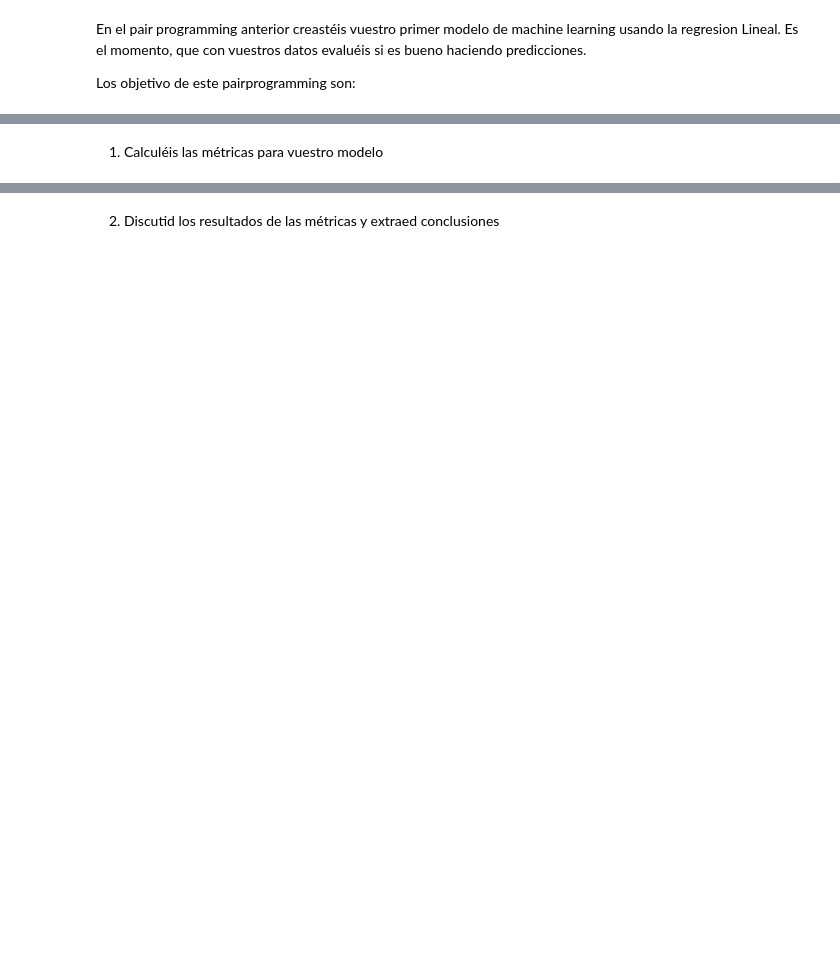
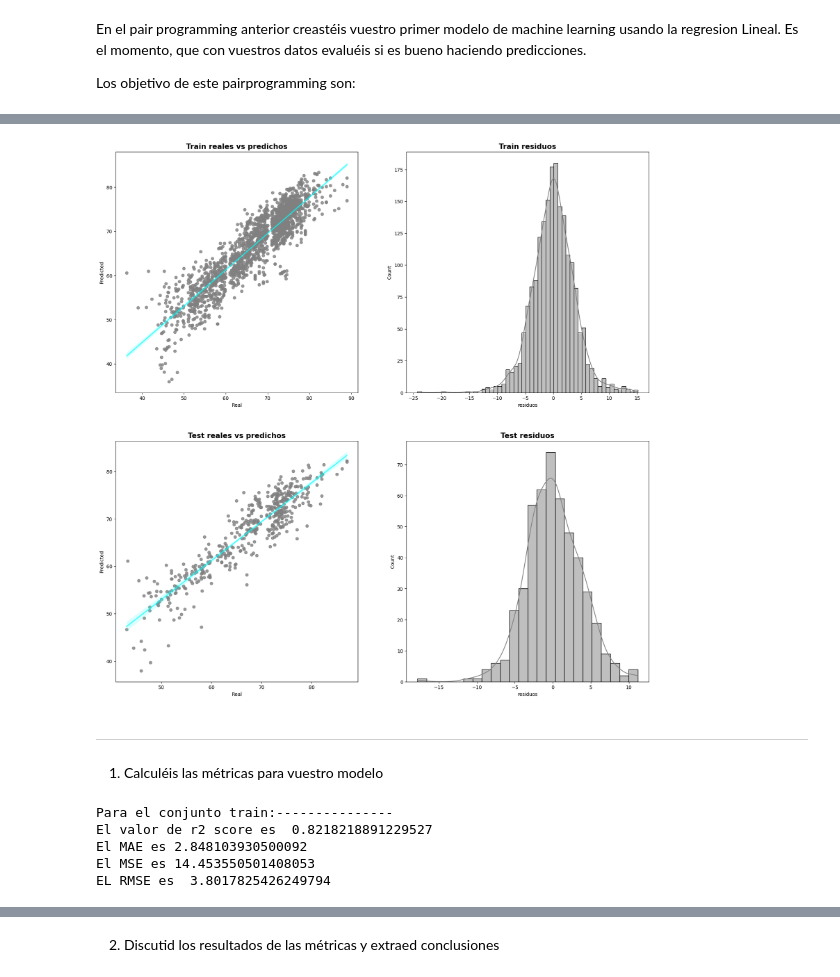
Before and after one commit to Adalab/DA-promo-c-modulo-3-sprint-1-Ximena-Anahi, a Jupyter notebook: 1. Regresion Lineal/10.pp-regresion-lineal-metricas.ipynb, the cells around one changed output, grey strips where cells are left out. Drawn from its saved outputs; the diff is of its cells as text; code cells hidden in the pictures; blank space fills up the shorter version.

```diff
--- a/1. Regresion Lineal/10.pp-regresion-lineal-metricas.ipynb
+++ b/1. Regresion Lineal/10.pp-regresion-lineal-metricas.ipynb
@@ -25,0 +59,12 @@ En el pair programming anterior creastéis vuestro primer modelo de machine lear
+# %%
+#Aplicamos el metodo predict
+y_predict_train = lr.predict(x_train)
+y_predict_test = lr.predict(x_test)
+# %%
+# Generamos los dataframes correspondientes
+train_df = pd.DataFrame({'Real': y_train, 'Predicted': y_predict_train, 'Set': ['Train']*len(y_train)})
+test_df  = pd.DataFrame({'Real': y_test,  'Predicted': y_predict_test,  'Set': ['Test']*len(y_test)})
+# %%
+#Unimos los df de test y train y vemos su contenido.
+resultados = pd.concat([train_df,test_df], axis = 0)
+resultados.sample(4)
@@ -25,0 +77,4 @@ En el pair programming anterior creastéis vuestro primer modelo de machine lear
+# %%
+#Calculamos los resultados y los agregamos al df
+resultados['residuos'] = resultados['Real'] - resultados['Predicted']
+resultados.sample(10)
@@ -26,2 +93,60 @@ En el pair programming anterior creastéis vuestro primer modelo de machine lear
+# %%
+fig, ax = plt.subplots(2,2,figsize=(20,20))
+
+
+# ploteamos los reales vs los predichos
+sns.regplot(data = resultados[resultados['Set'] == "Train"],
+            x = "Real",
+            y = "Predicted",
+            ax = ax[0,0],
+            color = "grey",
+            line_kws = {"color": "aqua", "alpha": 0.7 })
+
+
+sns.regplot(data = resultados[resultados['Set'] == "Test"],
+            x = "Real",
+            y = "Predicted",
+            color = "gray",
+            line_kws = {"color": "aqua", "alpha": 0.7 },
+            ax = ax[1,0])
+
+
+# ploteamos los residuos
+sns.histplot(resultados[resultados['Set'] == "Train"],
+             x="residuos",
+             color ="grey",
+             kde=True,
+             line_kws= {"color": "aqua"},
+             ax = ax[0,1])
+
+
+
+sns.histplot(resultados[resultados['Set'] == "Test"],
+             x="residuos",
+             color = "grey",
+             kde=True,
+             ax = ax[1,1])
+
+ax[0,0].set_title("Train reales vs predichos", fontsize = 15, fontweight = "bold")
+ax[0,1].set_title("Train residuos", fontsize = 15, fontweight = "bold")
+ax[1,0].set_title("Test reales vs predichos", fontsize = 15, fontweight = "bold")
+ax[1,1].set_title("Test residuos", fontsize = 15, fontweight = "bold");
+# %% [output]
+[figure, added]
+# %% [markdown]
+---
 # %% [markdown]
 1. Calculéis las métricas para vuestro modelo
+# %%
+# Para el conjunto de entrenamiento las méticas han sido:
+print('Para el conjunto train:---------------')
+print('El valor de r2 score es ',r2_score(y_train,y_predict_train))
+print('El MAE es',mean_absolute_error(y_train,y_predict_train))
+print('El MSE es',mean_squared_error(y_train,y_predict_train))
+print('EL RMSE es ',np.sqrt(mean_squared_error(y_train,y_predict_train)))
+# %% [output]
+Para el conjunto train:---------------
+El valor de r2 score es  0.8218218891229527
+El MAE es 2.848103930500092
+El MSE es 14.453550501408053
+EL RMSE es  3.8017825426249794
```
Also changed, not shown: parts of 46 cells of this notebook, 4 other files.
